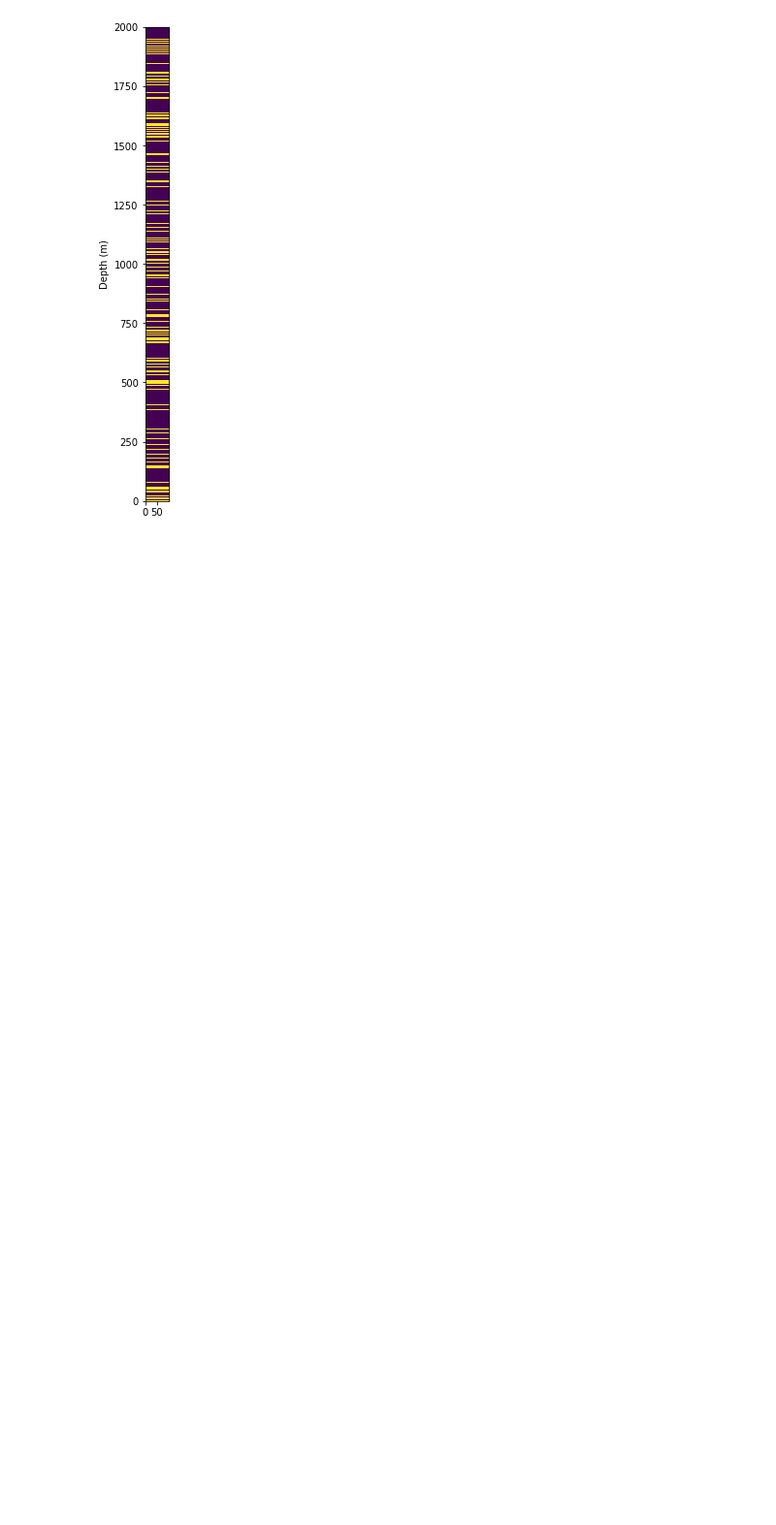
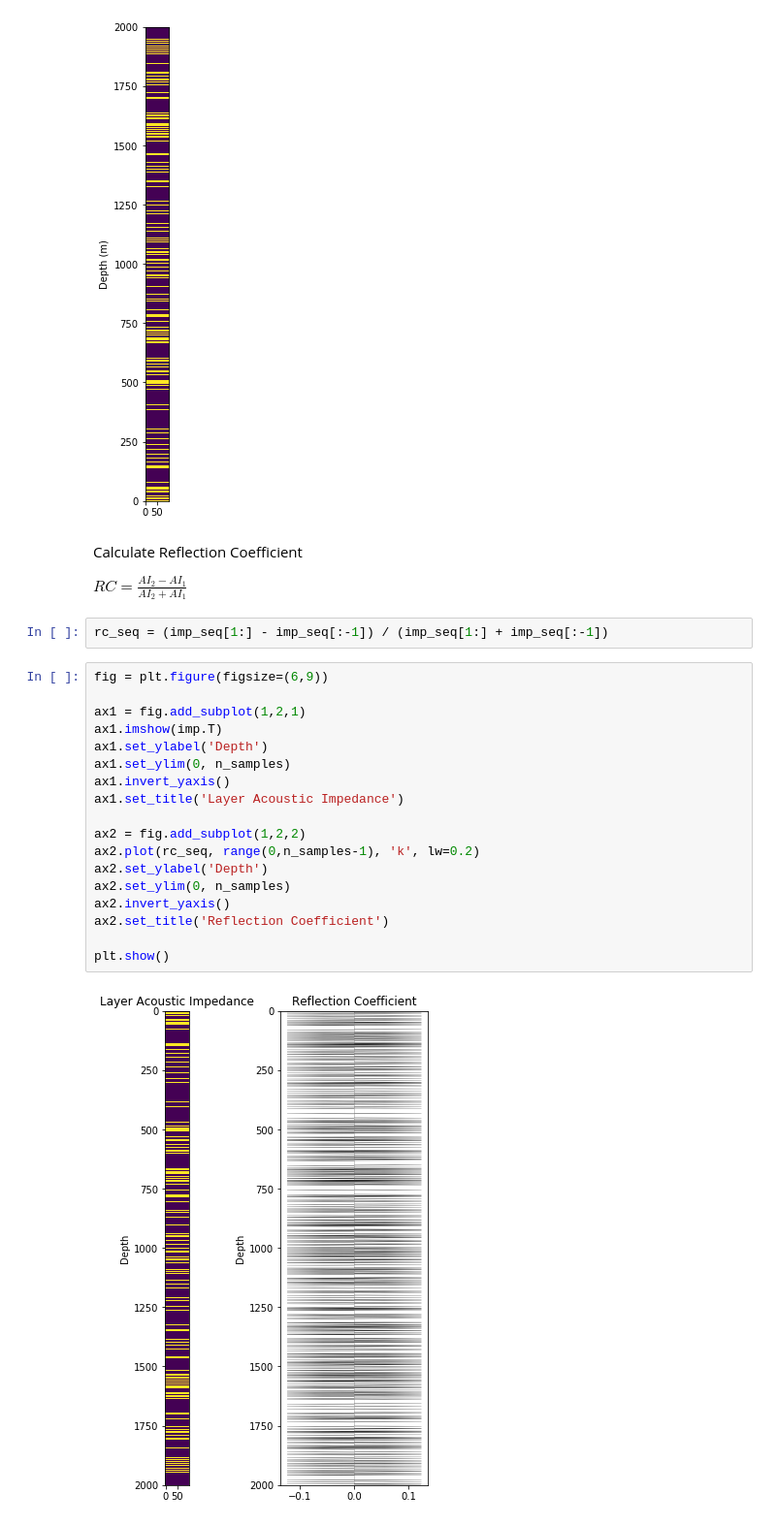
Before and after one commit to bdowdell/automatic_well_tie, a Jupyter notebook: nb/prototyping.ipynb, the cells around one changed output. Shown at 97% size. Saved outputs shown, nothing was run; the diff lists cells and outputs as text; blank space fills up the shorter version.

Commit message:
Calculates Reflection Coeff.

```diff
--- a/nb/prototyping.ipynb
+++ b/nb/prototyping.ipynb
@@ -155,3 +155,29 @@ ax.set_ylim(0, n_samples)
 plt.show()
 # %% [output]
 [figure]
+# %% [markdown]
+Calculate Reflection Coefficient
+
+$RC = \frac{AI_{2} - AI_{1}}{AI_{2} + AI_{1}}$
+# %%
+rc_seq = (imp_seq[1:] - imp_seq[:-1]) / (imp_seq[1:] + imp_seq[:-1])
+# %%
+fig = plt.figure(figsize=(6,9))
+
+ax1 = fig.add_subplot(1,2,1)
+ax1.imshow(imp.T)
+ax1.set_ylabel('Depth')
+ax1.set_ylim(0, n_samples)
+ax1.invert_yaxis()
+ax1.set_title('Layer Acoustic Impedance')
+
+ax2 = fig.add_subplot(1,2,2)
+ax2.plot(rc_seq, range(0,n_samples-1), 'k', lw=0.2)
+ax2.set_ylabel('Depth')
+ax2.set_ylim(0, n_samples)
+ax2.invert_yaxis()
+ax2.set_title('Reflection Coefficient')
+
+plt.show()
+# %% [output]
+[figure, added]
```
